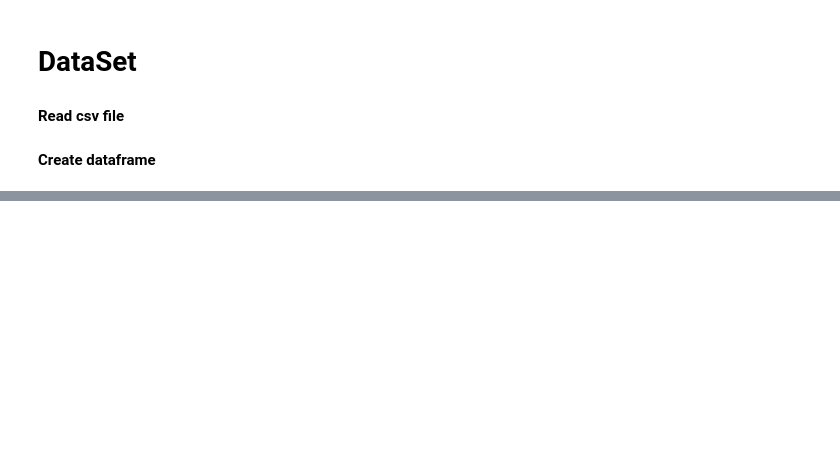
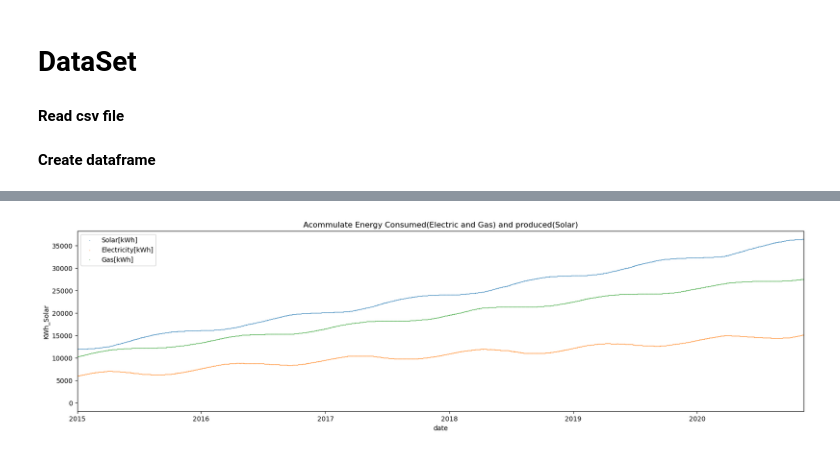
Before and after one commit to Bruno-H-Neves/ML--files, a Jupyter notebook: PV_Analysis.ipynb, the cells around one changed output, grey strips where cells are left out. Saved outputs shown, nothing was run; the diff lists cells and outputs as text; code cells hidden in the pictures; blank space fills up the shorter version.

```diff
--- a/PV_Analysis.ipynb
+++ b/PV_Analysis.ipynb
@@ -28,0 +65,5 @@ memory usage: 103.4+ KB
+# %%
+PV_DF['date']= pd.to_datetime(PV_DF['date'], format='%d/%m/%Y')
+PV_DF['day']= PV_DF['date'].dt.day
+PV_DF['month']= PV_DF['date'].dt.month
+PV_DF['year']= PV_DF['date'].dt.year
@@ -28,0 +74,19 @@ memory usage: 103.4+ KB
+# %%
+Columns=['date','KWh_Electric','KWh_Gas','KWh_Solar']
+Energy_df=pd.DataFrame(columns=Columns)
+Energy_df['date']=PV_DF['date']
+Energy_df['KWh_Electric']=PV_DF['kWh electricity/day'].cumsum()
+Energy_df['KWh_Gas'] = PV_DF['Gas/day'].cumsum()
+Energy_df['KWh_Solar']=PV_DF['Cumulative_solar_power']
+# %%
+_, ax = plt.subplots(figsize=(20, 5))
+sns.scatterplot(data=Energy_df, x="date", y="KWh_Solar", label='Solar[kWh]',s=1)
+sns.scatterplot(data=Energy_df, x="date", y="KWh_Electric", label='Electricity[kWh]',s=1)
+sns.scatterplot(data=Energy_df, x="date", y="KWh_Gas", label='Gas[kWh]',s=1)
+plt.title('Acommulate Energy Consumed(Electric and Gas) and produced(Solar)')
+ax.set_axisbelow(True)
+ax.set_xlim([datetime(2015,1,1), datetime(2020,11,10)])
+ax.legend()
+plt.show()
+# %% [output]
+[figure, added]
```
Also changed, not shown: parts of 8 cells of this notebook, 1 other file.
